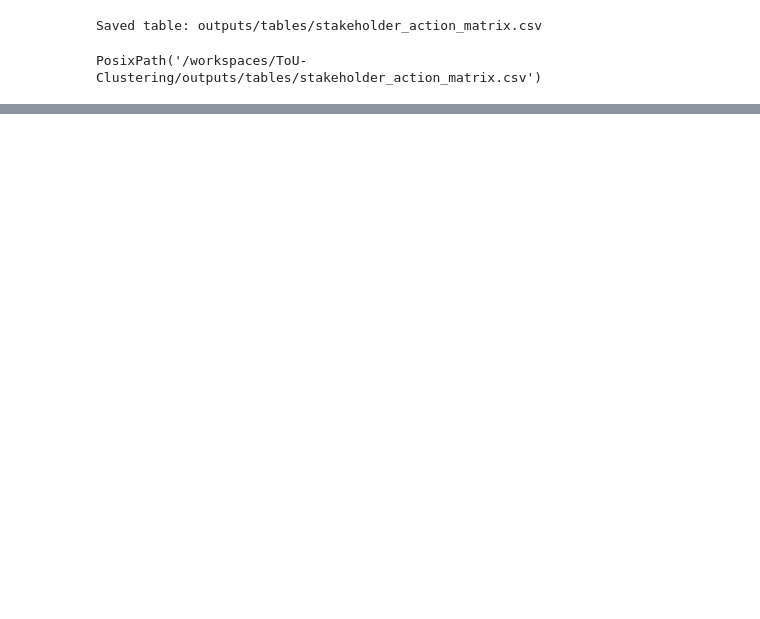
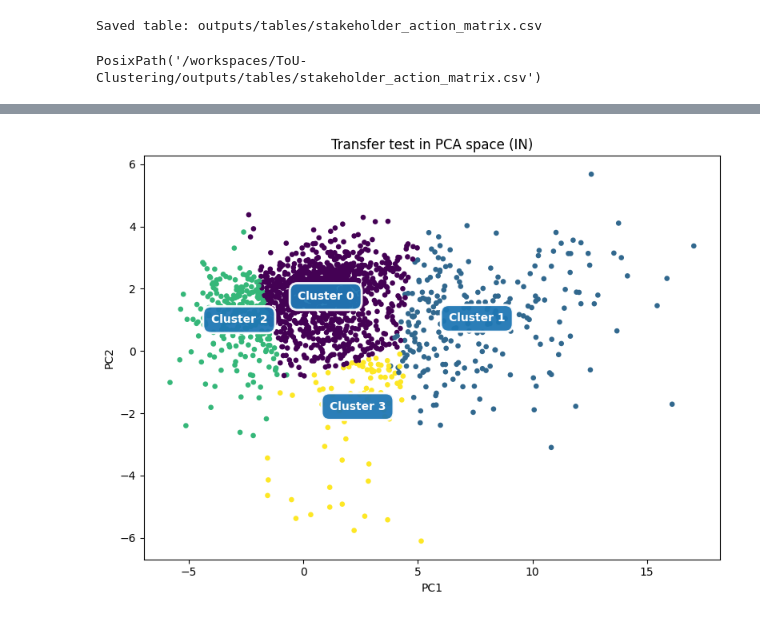
Before and after one commit to dataweby/ToU-Clustering, a Jupyter notebook: notebooks/clustering_capstone.ipynb, the cells around one changed output, grey strips where cells are left out. Saved outputs shown, nothing was run; the diff lists cells and outputs as text; code cells hidden in the pictures; blank space fills up the shorter version.

```diff
--- a/notebooks/clustering_capstone.ipynb
+++ b/notebooks/clustering_capstone.ipynb
@@ -2386,0 +2454,99 @@ PosixPath('/workspaces/ToU-Clustering/outputs/tables/stakeholder_action_matrix.c
+# %%
+# Apply the final Illinois-trained pipeline and model to a second state
+TRANSFER_STATE_VALUE = "IN"                                                                     # Indiana (IN)
+
+df_transfer = df_raw[df_raw[STATE_COLUMN] == TRANSFER_STATE_VALUE].copy()
+
+if df_transfer.empty:
+    raise ValueError(f"No rows were found for state {TRANSFER_STATE_VALUE}.")
+
+transfer_missing_features = [c for c in feature_cols_final if c not in df_transfer.columns]
+if transfer_missing_features:
+    raise ValueError(
+        "The transfer-state subset is missing some final-model features: "
+        f"{transfer_missing_features}. Review the CDC columns before running the transfer test."
+    )
+
+X_transfer = df_transfer.reindex(columns=feature_cols_final).copy()
+X_transfer_imputed = imputer.transform(X_transfer)
+X_transfer_scaled = scaler_used.transform(X_transfer_imputed)
+X_transfer_scaled_df = pd.DataFrame(X_transfer_scaled, columns=feature_cols_final, index=df_transfer.index)
+X_transfer_cluster = pca.transform(X_transfer_scaled) if USE_PCA else X_transfer_scaled
+
+transfer_labels = final_kmeans_model.predict(X_transfer_cluster)
+df_transfer_model = df_transfer.copy()
+df_transfer_model["cluster"] = transfer_labels
+
+transfer_result = evaluate_clustering(
+    X_transfer_cluster,
+    transfer_labels,
+    algorithm_name=f"KMeans transfer from {STATE_VALUE} to {TRANSFER_STATE_VALUE}"
+)
+transfer_result.update({"params": f"trained_on={STATE_VALUE}, predicted_on={TRANSFER_STATE_VALUE}"})
+
+show_table(pd.DataFrame([result_to_row(transfer_result)]), "transfer_test_summary", index=False)
+
+transfer_counts = pd.Series(transfer_labels).value_counts().sort_index().rename("tract_count")
+show_table(transfer_counts.to_frame(), "transfer_test_cluster_counts", index=True)
+
+cluster_share_compare = pd.DataFrame({
+    f"{STATE_VALUE}_share": (cluster_counts / cluster_counts.sum()).reindex(sorted(cluster_counts.index)),
+    f"{TRANSFER_STATE_VALUE}_share": (transfer_counts / transfer_counts.sum()).reindex(sorted(cluster_counts.index), fill_value=0)
+}).reset_index().rename(columns={"index": "cluster"})
+show_table(cluster_share_compare, "transfer_test_cluster_share_comparison", index=False)
+
+transfer_profile = X_transfer_scaled_df.copy()
+transfer_profile["cluster"] = transfer_labels
+transfer_cluster_means = transfer_profile.groupby("cluster")[feature_cols_final].mean()
+show_table(transfer_cluster_means.round(2), "transfer_test_cluster_profiles_standardized", index=True)
+
+shared_clusters = sorted(set(cluster_means.index).intersection(set(transfer_cluster_means.index)))
+profile_similarity_rows = []
+for cluster_id in shared_clusters:
+    similarity = np.corrcoef(cluster_means.loc[cluster_id], transfer_cluster_means.loc[cluster_id])[0, 1]
+    profile_similarity_rows.append({"cluster": cluster_id, "profile_correlation": similarity})
+
+profile_similarity_df = pd.DataFrame(profile_similarity_rows)
+show_table(profile_similarity_df, "transfer_test_profile_similarity", index=False)
+
+X_transfer_2d = viz_pca.transform(X_transfer_scaled)
+
+plt.figure(figsize=(8, 6))
+plt.scatter(X_transfer_2d[:, 0], X_transfer_2d[:, 1], c=transfer_labels, s=14)
+
+# Annotate each transfer cluster at its centroid, matching the labeling style used earlier.
+for cluster_id in np.unique(transfer_labels):
+    mask = transfer_labels == cluster_id
+    cx, cy = X_transfer_2d[mask, 0].mean(), X_transfer_2d[mask, 1].mean()
+    plt.annotate(
+        f"Cluster {cluster_id}",
+        xy=(cx, cy),
+        fontsize=10,
+        fontweight="bold",
+        color="white",
+        ha="center",
+        va="center",
+        bbox=dict(boxstyle="round,pad=0.7", fc="#1f77b4", ec="white", lw=2, alpha=0.95),
+    )
+
+plt.xlabel("PC1")
+plt.ylabel("PC2")
+plt.title(f"Transfer test in PCA space ({TRANSFER_STATE_VALUE})")
+plt.tight_layout()
+save_fig("transfer_test_pca_scatter")
+plt.show()
+
+plt.figure(figsize=(max(10, len(feature_cols_final) * 0.55), 6))
+im = plt.imshow(transfer_cluster_means.values, aspect="auto", cmap="RdBu_r")
+plt.colorbar(im, label="Mean standardized value")
+plt.xticks(range(len(feature_cols_final)), feature_cols_final, rotation=90)
+plt.yticks(range(len(transfer_cluster_means.index)), transfer_cluster_means.index)
+plt.title(f"Transfer-test cluster profiles ({TRANSFER_STATE_VALUE})")
+plt.tight_layout()
+save_fig("transfer_test_cluster_profiles_heatmap")
+plt.show()
+
+present_clusters = sorted(np.unique(transfer_labels))
+mean_profile_similarity = profile_similarity_df["profile_correlation"].mean() if len(profile_similarity_df) else np.nan
+print(f"Mean profile similarity (correlation) for shared clusters: {mean_profile_similarity:.3f}")
+# %% [output]
@@ -2386,0 +2581 @@ PosixPath('/workspaces/ToU-Clustering/outputs/tables/stakeholder_action_matrix.c
+[figure, added]
```
Also changed, not shown: parts of 7 cells of this notebook, 7 other files.
